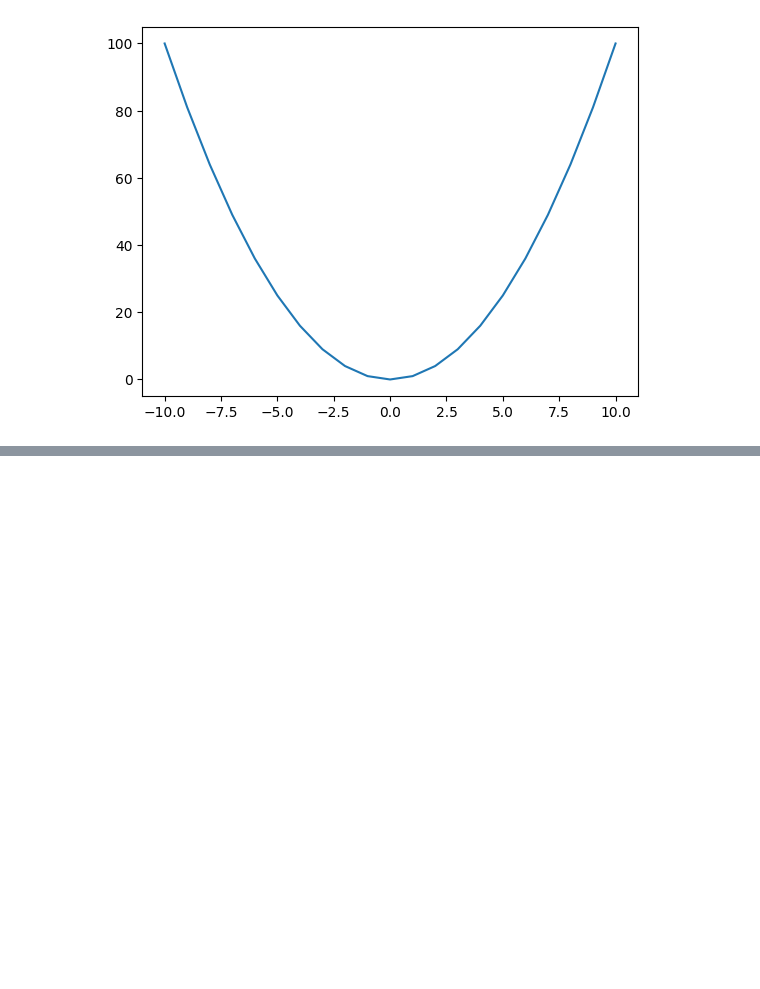
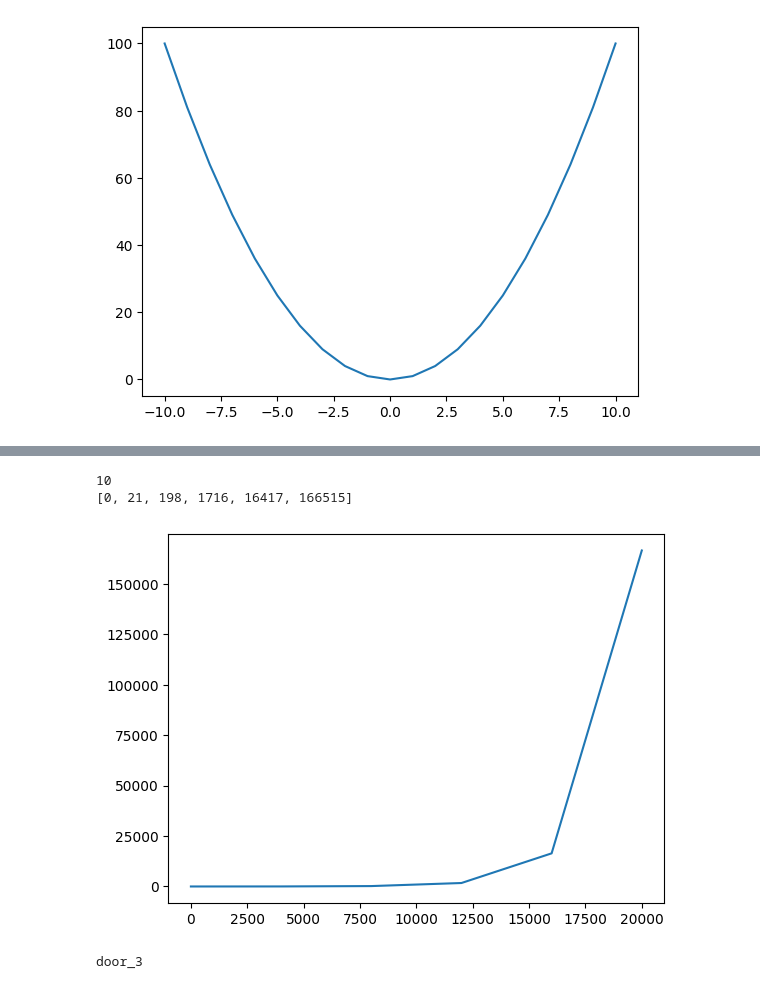
Before and after one commit to karlrydberg-stack/programmering_karl_rydberg_de25, a Jupyter notebook: exercises/exercise_3.ipynb, the cells around one changed output, grey strips where cells are left out. Drawn from its saved outputs; the diff is of its cells as text; code cells hidden in the pictures; blank space fills up the shorter version.

```diff
--- a/exercises/exercise_3.ipynb
+++ b/exercises/exercise_3.ipynb
@@ -82,13 +82,20 @@ plt.show()
 [figure]
 # %%
 # Chessboard
-import string
+
 # a)
-letter_list = [x for x in string.ascii_uppercase[string.ascii_uppercase.index("A"):string.ascii_uppercase.index("H") + 1]]
-numbers = ["1" for x in range(1, 9)]
-combined_list = [x + str(y) for x, y in zip(letter_list, numbers)]
-print(combined_list)
+list_ = [(x + y) for x in "ABCDEFGH" for y in "1"]
+
 
 # b)
+list_ = [[(y + x) for y in "ABCDEFGH"] for x in "12345678"]
+
+for x in list_:
+    print(x)
+
+# c)
+list_ = tuple(tuple((y, int(x)) for y in "ABCDEFGH") for x in "12345678")
+for x in list_:
+    print(x)
 # %% [output]
 ['A1', 'B1', 'C1', 'D1', 'E1', 'F1', 'G1', 'H1']
@@ -94,0 +117,63 @@ print(combined_list)
+# %%
+# Dice roll convergence
+import matplotlib.pyplot as plt
+import numpy
+import random
+# a)
+sum_ = 0
+for x in range(100):
+    x = random.randint(1, 6)
+    if x == 6:
+        sum_ = sum_ + 1
+
+print(sum_)
+
+# b)
+sum_ = 0
+power_1 = 0
+empty_list = []
+
+for x in range(6):
+    sum_ = 0
+    power_1 += 1
+    for x in range(10**power_1):
+        x = random.randint(1, 6)
+        if x == 6:
+            sum_ = sum_ + 1
+    empty_list.append(sum_)
+print(empty_list)
+
+# c)
+
+x_points = numpy.array([0, 4000, 8000, 12000, 16000, 20000])
+y_points = numpy.array(empty_list)
+
+plt.plot(x_points, y_points)
+plt.show()
+# %% [output]
+10
+[0, 21, 198, 1716, 16417, 166515]
+[figure, added]
+# %%
+# A cute rabbit among two ferocious snakes
+import random
+
+empty_dict = {"door_1": {},
+              "door_2": {},
+              "door_3": {}}
+
+Animals = ["Snake", "Snake", "Rabbit"]
+
+Doors = ["door_1", "door_2", "door_3"]
+
+
+random.shuffle(Doors)
+random.shuffle(Animals)
+
+empty_dict["door_1"]=Animals[0]
+empty_dict["door_2"]=Animals[1]
+empty_dict["door_3"]=Animals[2]
+if empty_dict[Doors[0]]== "Rabbit":
+    continue
+# %% [output]
+door_3
```
Also changed, not shown: parts of 1 cell of this notebook.
